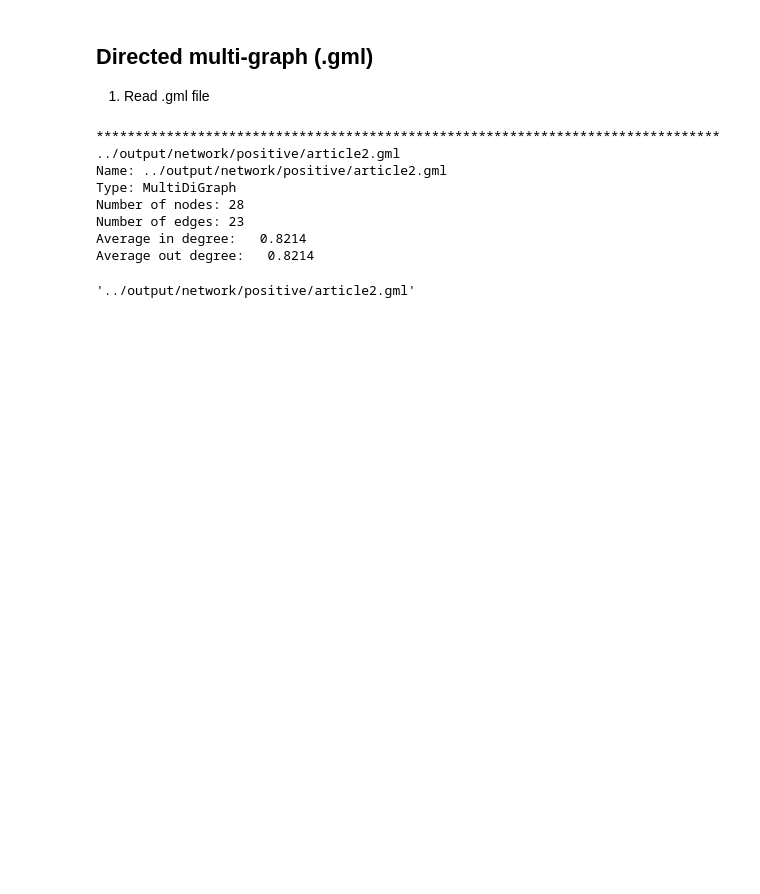
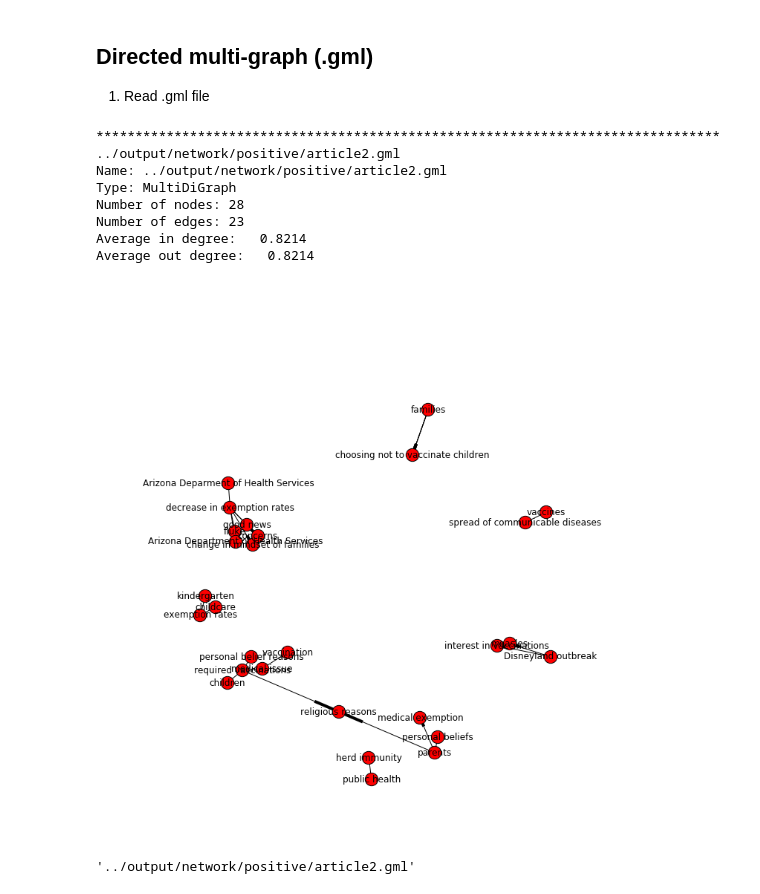
Before and after one commit to gloriakang/vax-sentiment, a Jupyter notebook: jupyter_nbs/DIRECTED-GML.ipynb, the cells around one changed output. Drawn from its saved outputs; the diff is of its cells as text; code cells hidden in the pictures; blank space fills up the shorter version.

```diff
--- a/jupyter_nbs/DIRECTED-GML.ipynb
+++ b/jupyter_nbs/DIRECTED-GML.ipynb
@@ -22,26 +22,27 @@ def calculate_graph_inf(graph):
     graph.name = gml_graph
     info = nx.info(graph)
     print info
-    # plot spring layout
-    # plt.figure(figsize=(11,11))
-    # nx.draw_spring(graph, arrows=True, with_labels=True)
+    #plot spring layout
+    plt.figure(figsize=(10,10))
+    nx.draw_spring(graph, arrows=True, with_labels=True)
 # %%
-for graph_num,  in enumerate(gml_files):
+for graph_num, gml_graph in enumerate(gml_files):
     graph = nx.read_gml(gml_graph)
     print('*' * 80)
     print(gml_graph)
     calculate_graph_inf(graph)
     if graph_num == 0:
         break
 # %% [output]
 ********************************************************************************
 ../output/network/positive/article2.gml
 Name: ../output/network/positive/article2.gml
 Type: MultiDiGraph
 Number of nodes: 28
 Number of edges: 23
 Average in degree:   0.8214
 Average out degree:   0.8214
+[figure, added]
 # %%
 gml_graph
 # %% [output]
```
Also changed, not shown: parts of 15 cells of this notebook.
